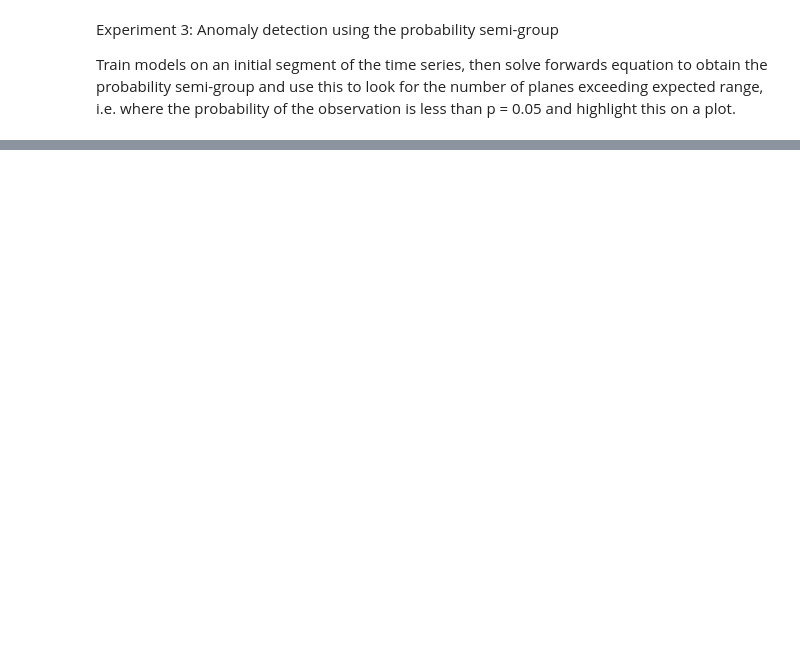
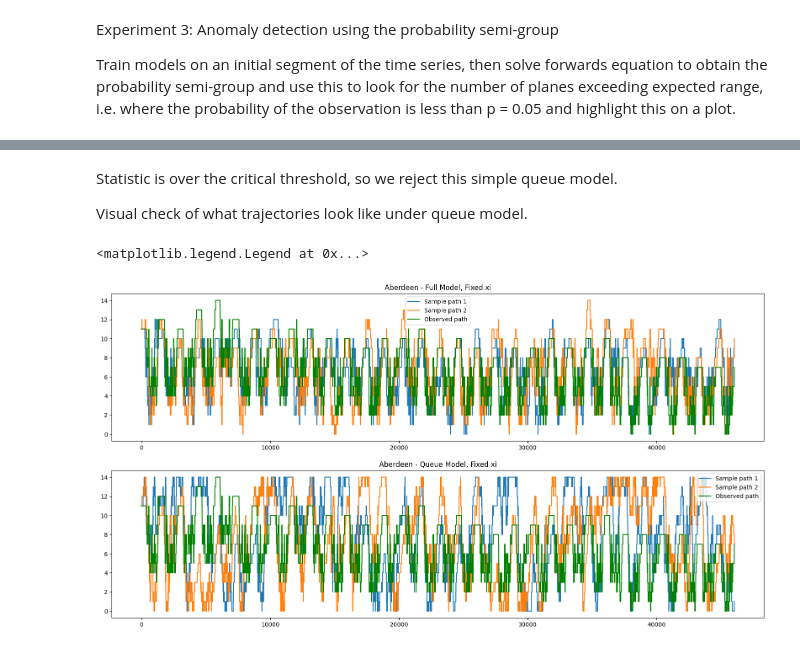
Before and after one commit to WrightC813/Air-Traffic-Modelling, a Jupyter notebook: Exploritory_Analysis.ipynb, the cells around one changed output, grey strips where cells are left out. Drawn from its saved outputs; the diff is of its cells as text; code cells hidden in the pictures; blank space fills up the shorter version.

```diff
--- a/Exploritory_Analysis.ipynb
+++ b/Exploritory_Analysis.ipynb
@@ -386,0 +493,22 @@ Iteration 100: log l: -864.3420996988518
+# %% [markdown]
+Statistic is over the critical threshold, so we reject this simple queue model.
+
+Visual check of what trajectories look like under queue model.
+# %%
+fig, axs = plt.subplots(2,1,figsize=(20,10))
+axs[0].set_title(f'Aberdeen - Full Model, Fixed xi')
+for j in range(2):
+    s,t = mod_full.generate_path(states[0],0,times[-1])
+    axs[0].step(t,s,where='post', label=f'Sample path {j+1}')
+axs[0].step(times,states,where='post',color='green', label='Observed path')
+axs[0].legend()
+
+axs[1].set_title(f'Aberdeen - Queue Model, Fixed xi')
+for j in range(2):
+    s,t = mod_queue.generate_path(states[0],0,times[-1])
+    axs[1].step(t,s,where='post', label=f'Sample path {j+1}')
+axs[1].step(times,states,where='post',color='green', label='Observed path')
+axs[1].legend()
+# %% [output]
+<matplotlib.legend.Legend at 0x...>
+[figure, added]
```
Also changed, not shown: parts of 16 cells of this notebook, 1 other file.
